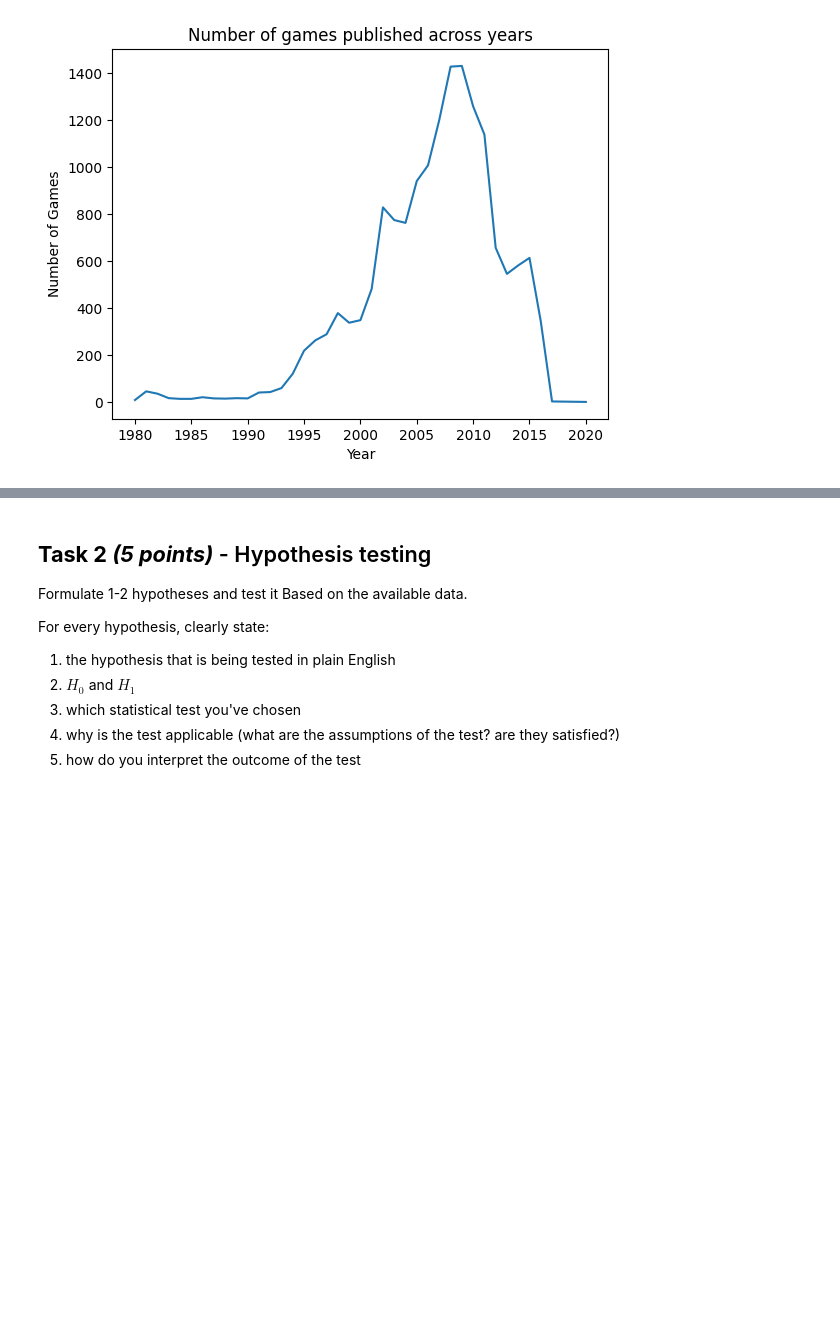
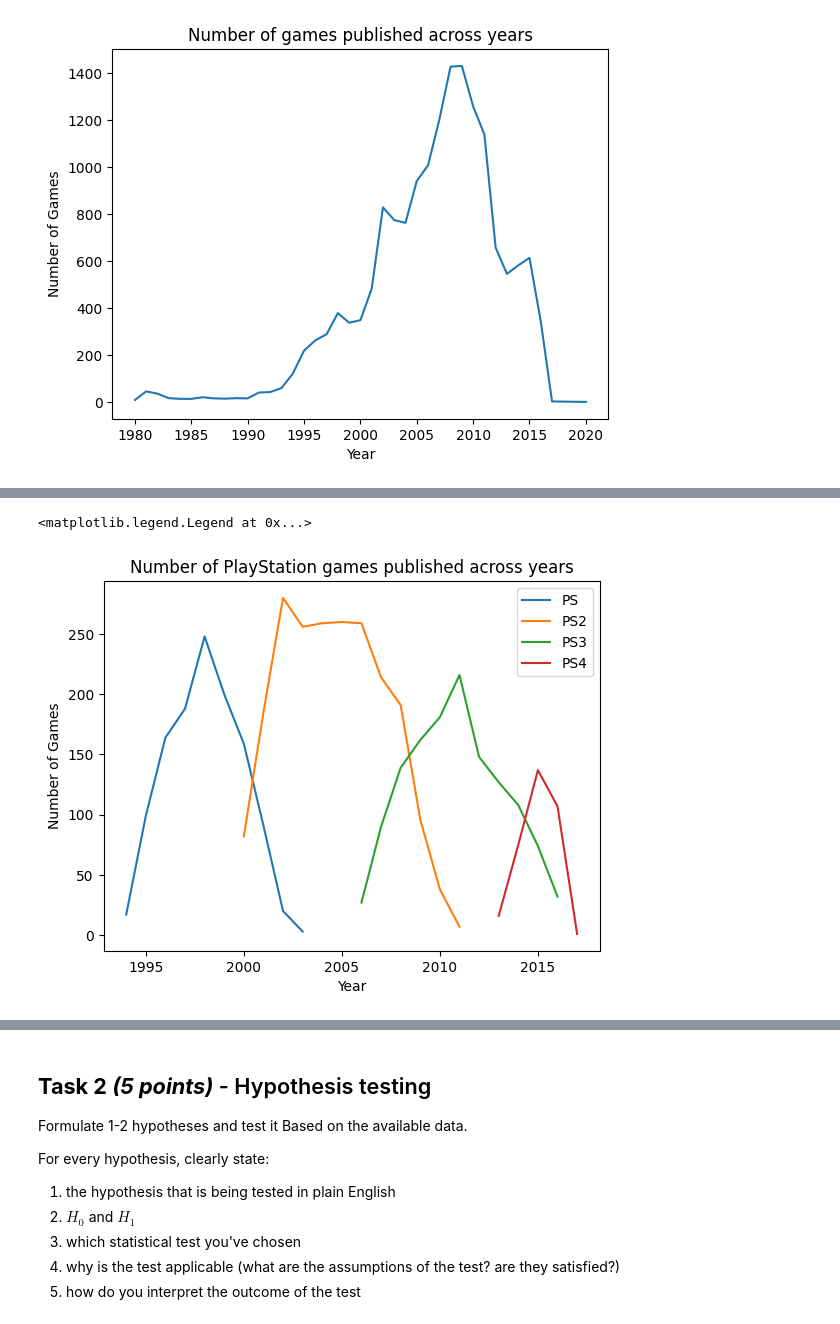
Before and after one commit to fortune-max/M5-probability-and-statistics, a Jupyter notebook: probability_and_statitsics_2024_real_world_dataset.ipynb, the cells around one changed output, grey strips where cells are left out. Saved outputs shown, nothing was run; the diff lists cells and outputs as text; code cells hidden in the pictures; blank space fills up the shorter version.

```diff
--- a/probability_and_statitsics_2024_real_world_dataset.ipynb
+++ b/probability_and_statitsics_2024_real_world_dataset.ipynb
@@ -79,0 +94,12 @@ data['Year'].value_counts().sort_index().plot()
+# %%
+plt.title('Number of PlayStation games published across years')
+plt.xlabel('Year')
+plt.ylabel('Number of Games')
+data[data['Platform'] == 'PS']['Year'].value_counts().sort_index().plot()
+data[data['Platform'] == 'PS2']['Year'].value_counts().sort_index().plot()
+data[data['Platform'] == 'PS3']['Year'].value_counts().sort_index().plot()
+data[data['Platform'] == 'PS4']['Year'].value_counts().sort_index().plot()
+plt.legend(['PS', 'PS2', 'PS3', 'PS4'])
+# %% [output]
+<matplotlib.legend.Legend at 0x...>
+[figure, added]
```
Also changed, not shown: parts of 11 cells of this notebook, 1 other file.
